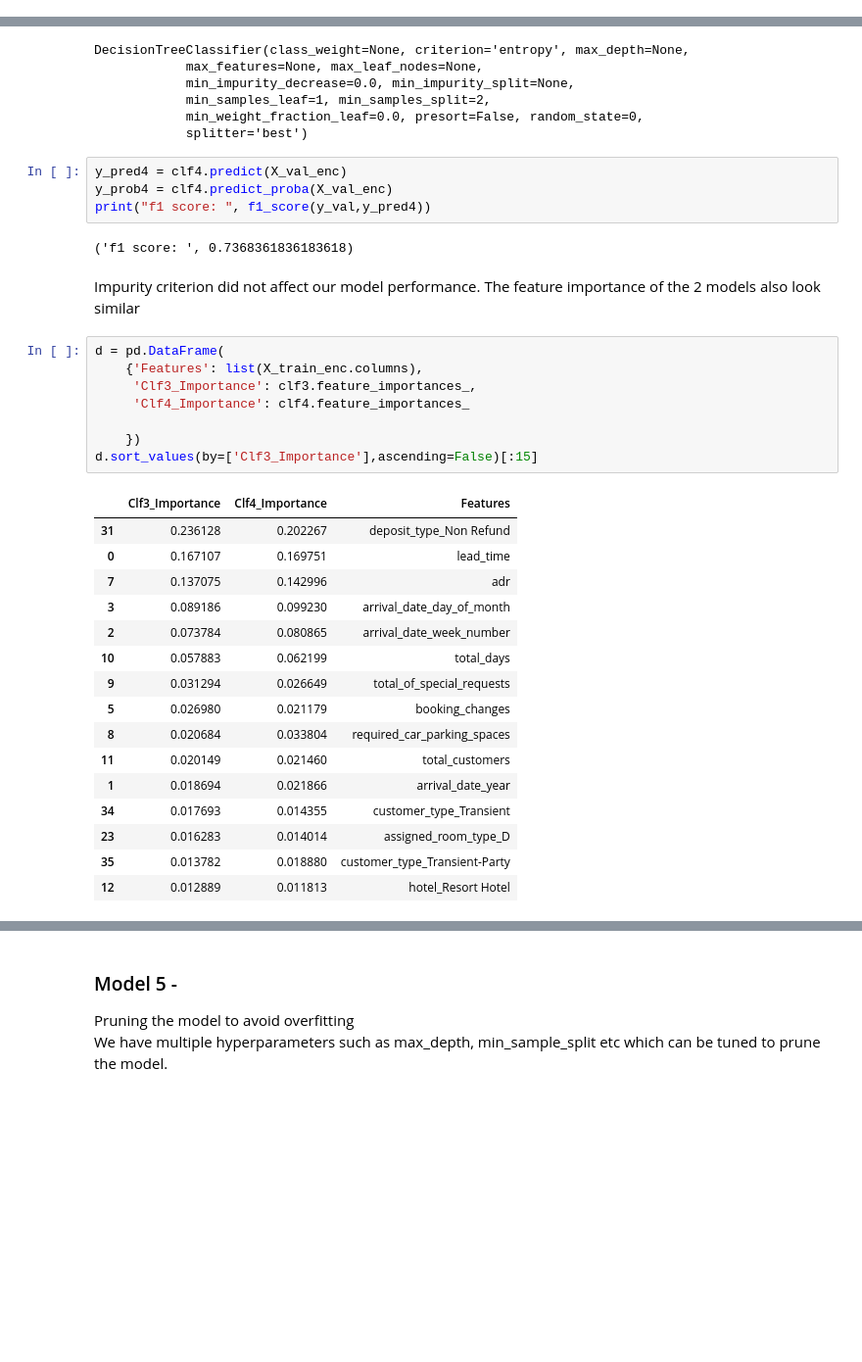
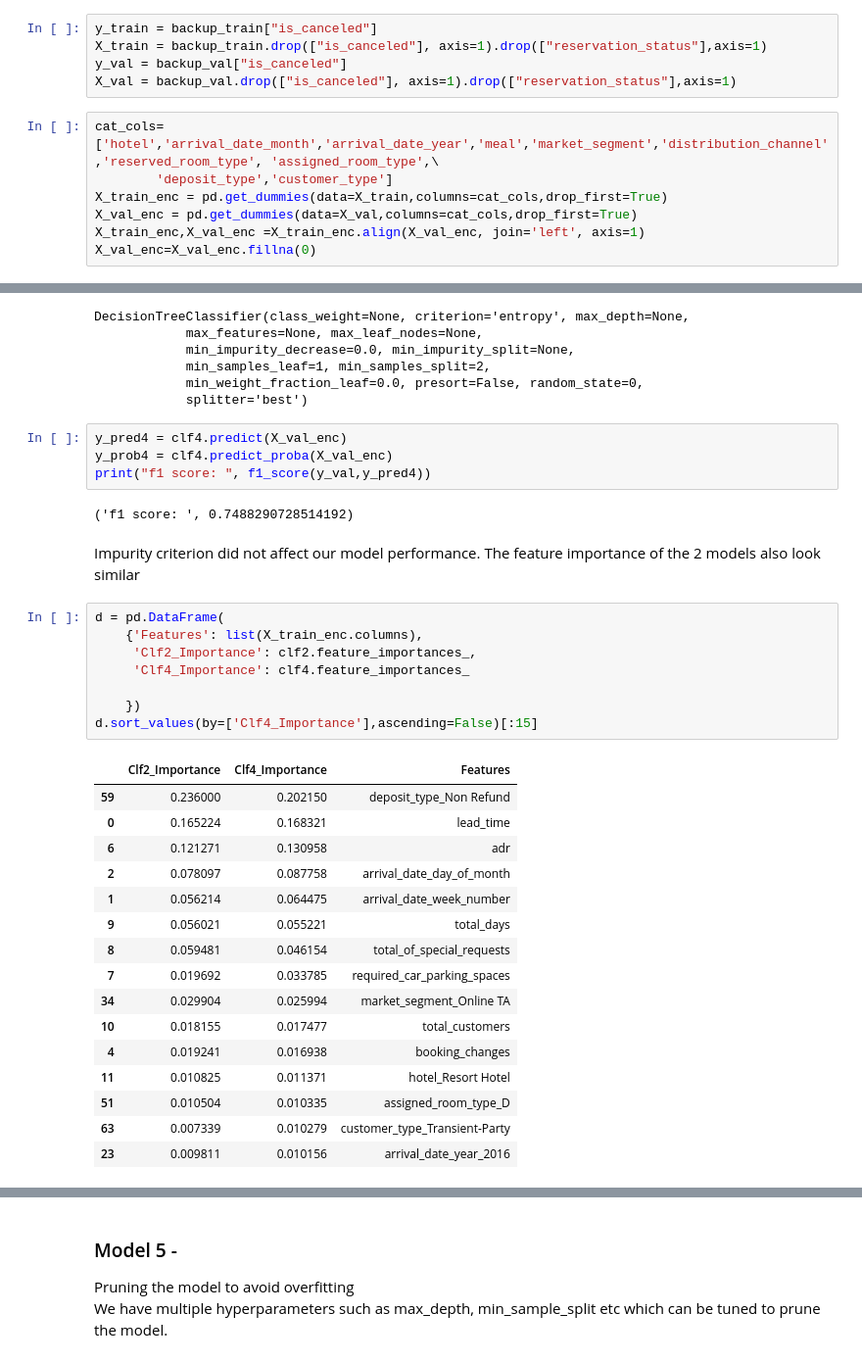
Before and after one commit to TejalPatted/Introduction_to_ML_worskshop, a Jupyter notebook: Hotel booking classification using Trees.ipynb, the cells around one changed output, grey strips where cells are left out. Shown at 98% size. Saved outputs shown, nothing was run; the diff lists cells and outputs as text; blank space fills up the shorter version.

```diff
--- a/Hotel booking classification using Trees.ipynb
+++ b/Hotel booking classification using Trees.ipynb
@@ -654,6 +682,18 @@ $Entropy = \sum_{k=1}^{c}-P_k*log_2(P_k)$
 # %% [markdown]
 <img src="img/Impurity criterion.PNG" width="400"/>
 We see that both criterion follow same curve indicating that there is no significant difference between the two.
+# %%
+y_train = backup_train["is_canceled"]
+X_train = backup_train.drop(["is_canceled"], axis=1).drop(["reservation_status"],axis=1)
+y_val = backup_val["is_canceled"]
+X_val = backup_val.drop(["is_canceled"], axis=1).drop(["reservation_status"],axis=1)
+# %%
+cat_cols=['hotel','arrival_date_month','arrival_date_year','meal','market_segment','distribution_channel','reserved_room_type', 'assigned_room_type',\
+        'deposit_type','customer_type']
+X_train_enc = pd.get_dummies(data=X_train,columns=cat_cols,drop_first=True)
+X_val_enc = pd.get_dummies(data=X_val,columns=cat_cols,drop_first=True)
+X_train_enc,X_val_enc =X_train_enc.align(X_val_enc, join='left', axis=1)
+X_val_enc=X_val_enc.fillna(0)
 # %%
 clf4 = DecisionTreeClassifier(criterion="entropy",random_state = 0)
 clf4.fit(X_train_enc, y_train)
@@ -669,31 +709,31 @@ y_pred4 = clf4.predict(X_val_enc)
 y_prob4 = clf4.predict_proba(X_val_enc)
 print("f1 score: ", f1_score(y_val,y_pred4))
 # %% [output]
-('f1 score: ', 0.7368361836183618)
+('f1 score: ', 0.7488290728514192)
 # %% [markdown]
 Impurity criterion did not affect our model performance. The feature importance of the 2 models also look similar
 # %%
 d = pd.DataFrame(
     {'Features': list(X_train_enc.columns),
-     'Clf3_Importance': clf3.feature_importances_,
+     'Clf2_Importance': clf2.feature_importances_,
      'Clf4_Importance': clf4.feature_importances_
 
     })
-d.sort_values(by=['Clf3_Importance'],ascending=False)[:15]
+d.sort_values(by=['Clf4_Importance'],ascending=False)[:15]
 # %% [output]
-|  | Clf3_Importance | Clf4_Importance | Features |
-| 31 | 0.236128 | 0.202267 | deposit_type_Non Refund |
-| 0 | 0.167107 | 0.169751 | lead_time |
-| 7 | 0.137075 | 0.142996 | adr |
-| 3 | 0.089186 | 0.099230 | arrival_date_day_of_month |
-| 2 | 0.073784 | 0.080865 | arrival_date_week_number |
-| 10 | 0.057883 | 0.062199 | total_days |
-| 9 | 0.031294 | 0.026649 | total_of_special_requests |
-| 5 | 0.026980 | 0.021179 | booking_changes |
-| 8 | 0.020684 | 0.033804 | required_car_parking_spaces |
-| 11 | 0.020149 | 0.021460 | total_customers |
-| 1 | 0.018694 | 0.021866 | arrival_date_year |
-| 34 | 0.017693 | 0.014355 | customer_type_Transient |
-| 23 | 0.016283 | 0.014014 | assigned_room_type_D |
-| 35 | 0.013782 | 0.018880 | customer_type_Transient-Party |
-| 12 | 0.012889 | 0.011813 | hotel_Resort Hotel |
+|  | Clf2_Importance | Clf4_Importance | Features |
+| 59 | 0.236000 | 0.202150 | deposit_type_Non Refund |
+| 0 | 0.165224 | 0.168321 | lead_time |
+| 6 | 0.121271 | 0.130958 | adr |
+| 2 | 0.078097 | 0.087758 | arrival_date_day_of_month |
+| 1 | 0.056214 | 0.064475 | arrival_date_week_number |
+| 9 | 0.056021 | 0.055221 | total_days |
+| 8 | 0.059481 | 0.046154 | total_of_special_requests |
+| 7 | 0.019692 | 0.033785 | required_car_parking_spaces |
+| 34 | 0.029904 | 0.025994 | market_segment_Online TA |
+| 10 | 0.018155 | 0.017477 | total_customers |
+| 4 | 0.019241 | 0.016938 | booking_changes |
+| 11 | 0.010825 | 0.011371 | hotel_Resort Hotel |
+| 51 | 0.010504 | 0.010335 | assigned_room_type_D |
+| 63 | 0.007339 | 0.010279 | customer_type_Transient-Party |
+| 23 | 0.009811 | 0.010156 | arrival_date_year_2016 |
```
Also changed, not shown: parts of 24 cells of this notebook.
